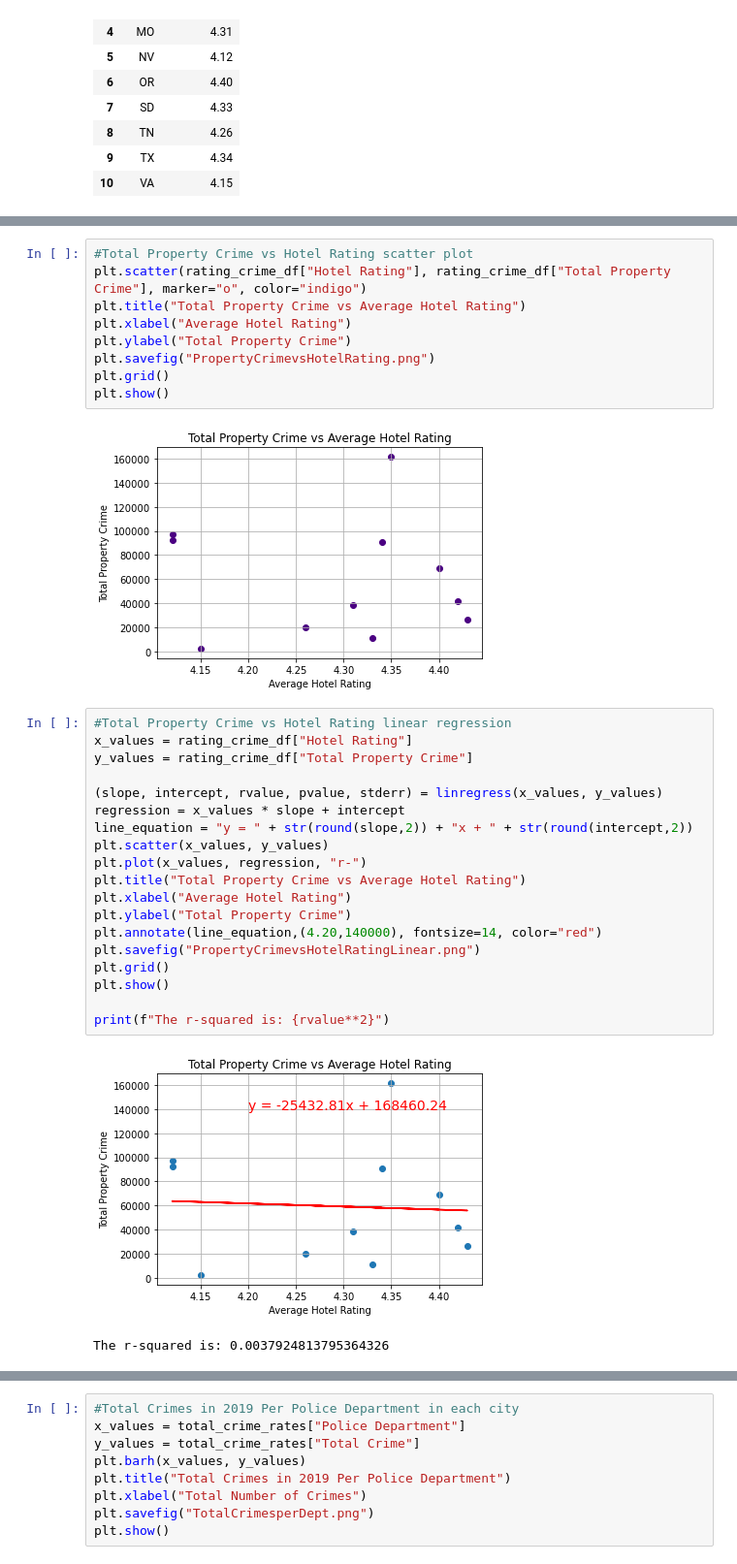
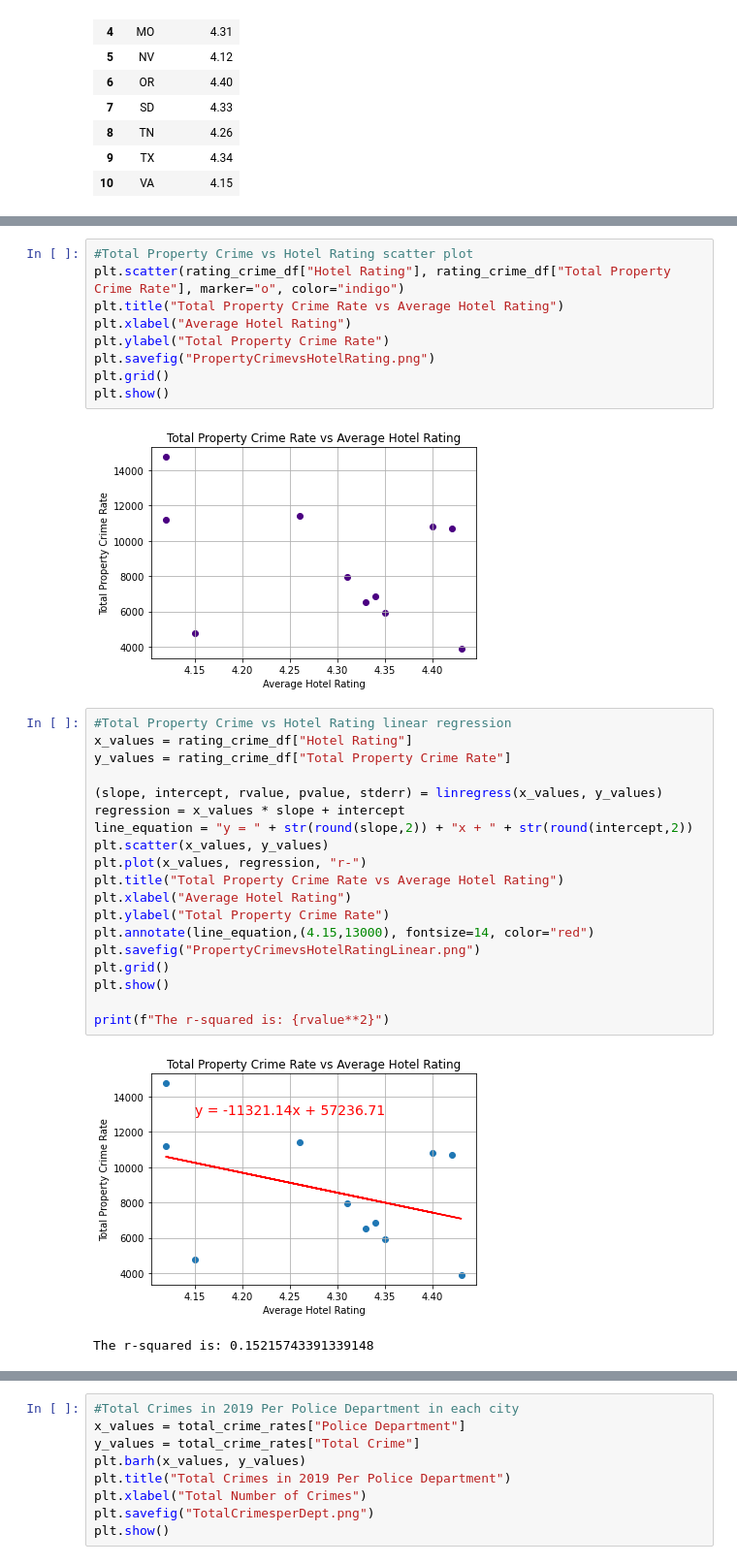
Before and after one commit to meghanvl/project_won, a Jupyter notebook: Visualizations.ipynb, the cells around one changed output, grey strips where cells are left out. Shown: that part at 97% size. Cells and saved outputs as stored; diff of their text form.

Commit message:
updated linear regressions to crime rate

```diff
--- a/Visualizations.ipynb
+++ b/Visualizations.ipynb
@@ -169,35 +169,35 @@ The r-squared is: 0.00035960439055104693
 # %%
 #Total Property Crime vs Hotel Rating scatter plot
-plt.scatter(rating_crime_df["Hotel Rating"], rating_crime_df["Total Property Crime"], marker="o", color="indigo")
-plt.title("Total Property Crime vs Average Hotel Rating")
+plt.scatter(rating_crime_df["Hotel Rating"], rating_crime_df["Total Property Crime Rate"], marker="o", color="indigo")
+plt.title("Total Property Crime Rate vs Average Hotel Rating")
 plt.xlabel("Average Hotel Rating")
-plt.ylabel("Total Property Crime")
+plt.ylabel("Total Property Crime Rate")
 plt.savefig("PropertyCrimevsHotelRating.png")
 plt.grid()
 plt.show()
 # %% [output]
-[figure, old version]
+[figure, new version]
 # %%
 #Total Property Crime vs Hotel Rating linear regression
 x_values = rating_crime_df["Hotel Rating"]
-y_values = rating_crime_df["Total Property Crime"]
+y_values = rating_crime_df["Total Property Crime Rate"]
 
 (slope, intercept, rvalue, pvalue, stderr) = linregress(x_values, y_values)
 regression = x_values * slope + intercept
 line_equation = "y = " + str(round(slope,2)) + "x + " + str(round(intercept,2))
 plt.scatter(x_values, y_values)
 plt.plot(x_values, regression, "r-")
-plt.title("Total Property Crime vs Average Hotel Rating")
+plt.title("Total Property Crime Rate vs Average Hotel Rating")
 plt.xlabel("Average Hotel Rating")
-plt.ylabel("Total Property Crime")
-plt.annotate(line_equation,(4.20,140000), fontsize=14, color="red")
+plt.ylabel("Total Property Crime Rate")
+plt.annotate(line_equation,(4.15,13000), fontsize=14, color="red")
 plt.savefig("PropertyCrimevsHotelRatingLinear.png")
 plt.grid()
 plt.show()
 
 print(f"The r-squared is: {rvalue**2}")
 # %% [output]
-[figure, old version]
+[figure, new version]
-The r-squared is: 0.0037924813795364326
+The r-squared is: 0.15215743391339148
 # %%
 #Total Person Crime vs Hotel Rating scatter plot
```
Also changed, not shown: parts of 8 cells of this notebook.
